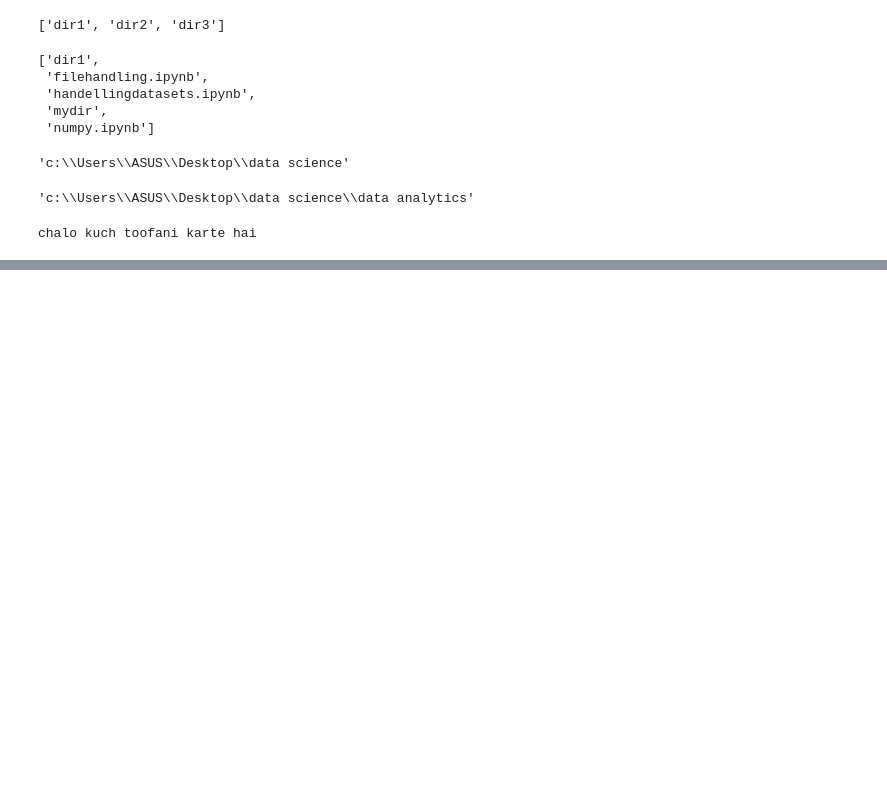
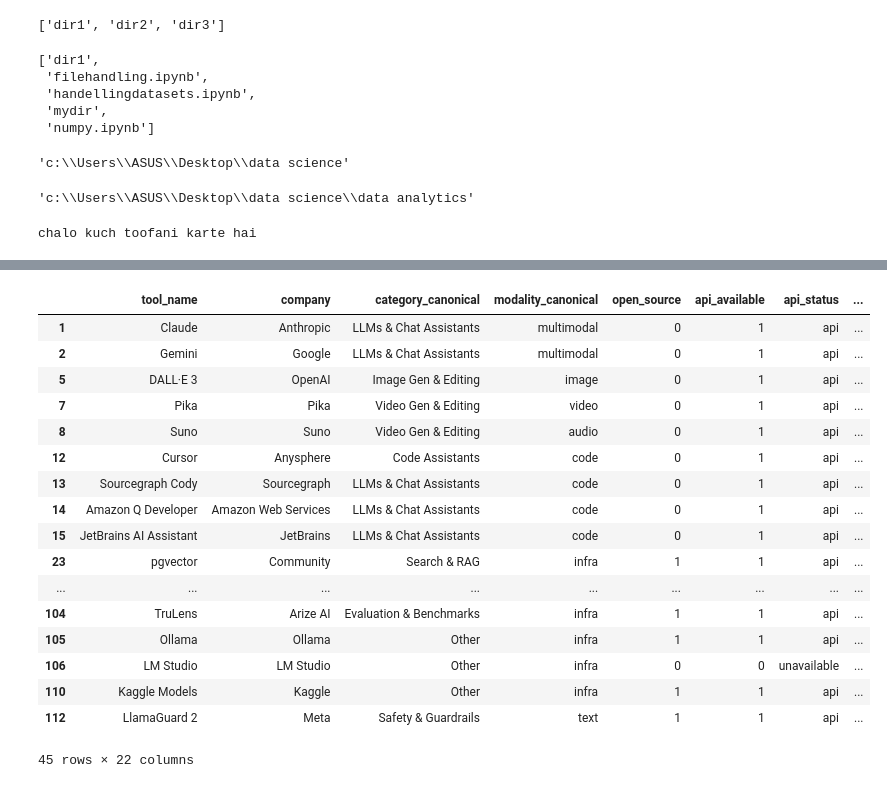
Before and after one commit to harshitlko2020-glitch/pyhton-basics, a Jupyter notebook: data analytics/filehandling.ipynb, the cells around one changed output, grey strips where cells are left out. Drawn from its saved outputs; the diff is of its cells as text; code cells hidden in the pictures; blank space fills up the shorter version.

```diff
--- a/data analytics/filehandling.ipynb
+++ b/data analytics/filehandling.ipynb
@@ -53,0 +81,2 @@ chalo kuch toofani karte hai
+# %%
+df = pd.read_csv(r'C:\Users\ASUS\Downloads\gii.csv')
@@ -53,0 +105,21 @@ chalo kuch toofani karte hai
+# %%
+df[df['release_year']==2023]
+# %% [output]
+|  | tool_name | company | category_canonical | modality_canonical | open_source | api_available | api_status | ... |
+| 1 | Claude | Anthropic | LLMs & Chat Assistants | multimodal | 0 | 1 | api | ... |
+| 2 | Gemini | Google | LLMs & Chat Assistants | multimodal | 0 | 1 | api | ... |
+| 5 | DALL·E 3 | OpenAI | Image Gen & Editing | image | 0 | 1 | api | ... |
+| 7 | Pika | Pika | Video Gen & Editing | video | 0 | 1 | api | ... |
+| 8 | Suno | Suno | Video Gen & Editing | audio | 0 | 1 | api | ... |
+| 12 | Cursor | Anysphere | Code Assistants | code | 0 | 1 | api | ... |
+| 13 | Sourcegraph Cody | Sourcegraph | LLMs & Chat Assistants | code | 0 | 1 | api | ... |
+| 14 | Amazon Q Developer | Amazon Web Services | LLMs & Chat Assistants | code | 0 | 1 | api | ... |
+| 15 | JetBrains AI Assistant | JetBrains | LLMs & Chat Assistants | code | 0 | 1 | api | ... |
+| 23 | pgvector | Community | Search & RAG | infra | 1 | 1 | api | ... |
+| ... | ... | ... | ... | ... | ... | ... | ... | ... |
+| 104 | TruLens | Arize AI | Evaluation & Benchmarks | infra | 1 | 1 | api | ... |
+| 105 | Ollama | Ollama | Other | infra | 1 | 1 | api | ... |
+| 106 | LM Studio | LM Studio | Other | infra | 0 | 0 | unavailable | ... |
+| 110 | Kaggle Models | Kaggle | Other | infra | 1 | 1 | api | ... |
+| 112 | LlamaGuard 2 | Meta | Safety & Guardrails | text | 1 | 1 | api | ... |
+45 rows × 22 columns
```
Also changed, not shown: parts of 8 cells of this notebook, 7 other files.
